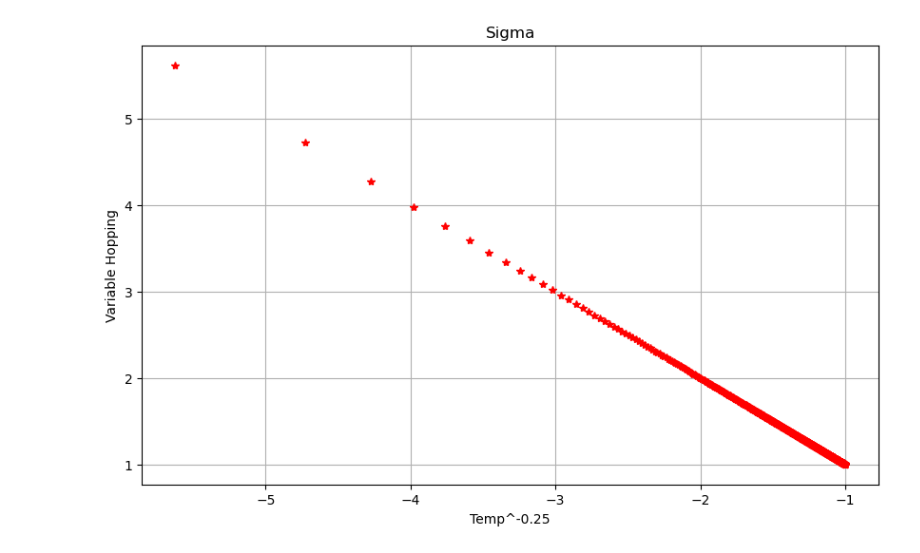
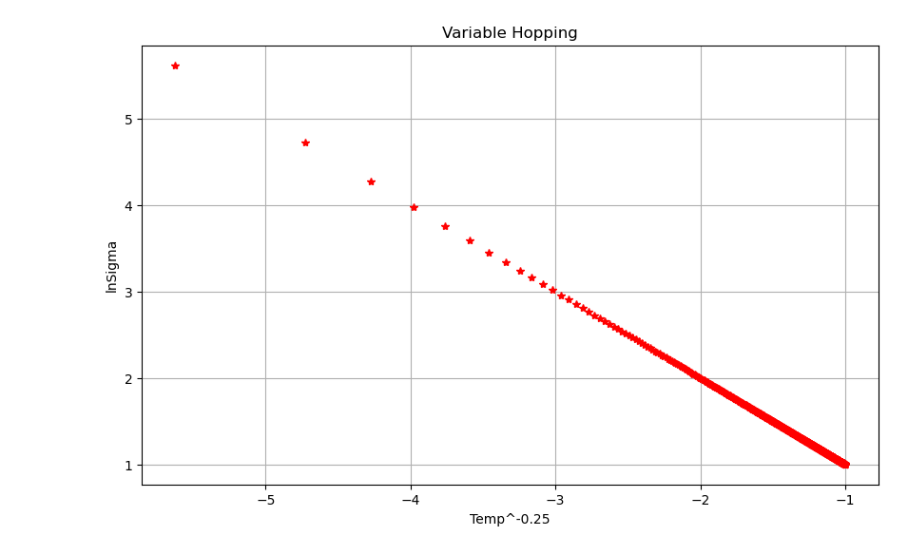
Before and after one commit to raidurgesh/Zz, a Jupyter notebook: VarHop.ipynb, the cells around one changed output. Saved outputs shown, nothing was run; the diff lists cells and outputs as text; code cells hidden in the pictures.

```diff
--- a/VarHop.ipynb
+++ b/VarHop.ipynb
@@ -37,12 +37,12 @@ plt.show()
 # %%
 plt.figure(figsize=(10,6))
 plt.plot(lnsigma, TvarN, 'r*',label = "Variable Hopping", linewidth=1.0)
 #plt.yscale("log")
 #plt.xscale("log")
-plt.title("Sigma")
+plt.title("Variable Hopping")
 plt.xlabel("Temp^-0.25")
-plt.ylabel("Variable Hopping")
+plt.ylabel("lnSigma")
 plt.grid(visible=None, which='both', axis='both')
 plt.show()
 # %% [output]
-[figure, old version]
+[figure, new version]
```
Also changed, not shown: parts of 2 cells of this notebook.
